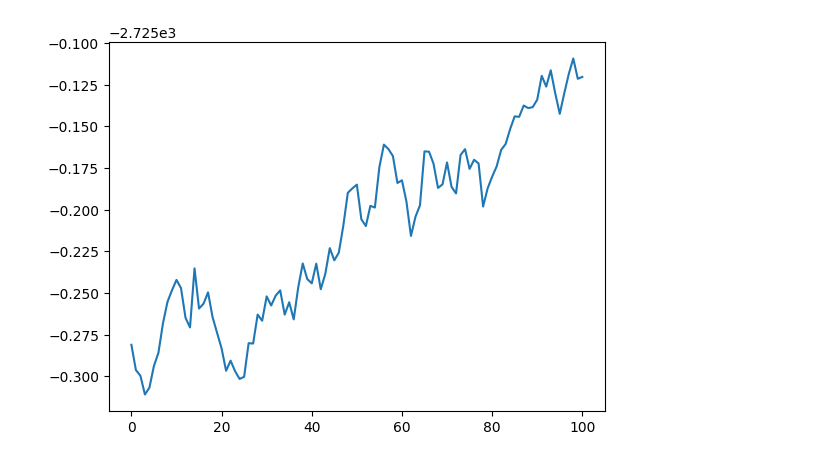
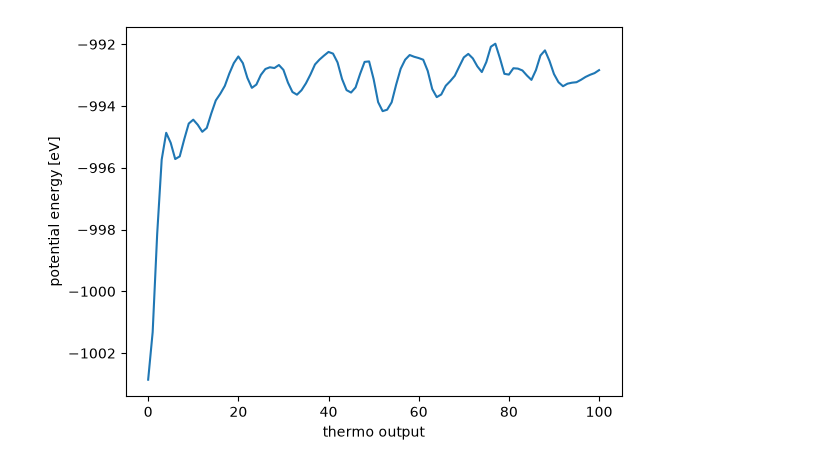
Before and after one commit to pyiron/pyiron_workflow_lammps, a Jupyter notebook: notebooks/example.ipynb, the cells around one changed output. Saved outputs shown, nothing was run; the diff lists cells and outputs as text; code cells hidden in the pictures.

```diff
--- a/notebooks/example.ipynb
+++ b/notebooks/example.ipynb
@@ -85,47 +169,43 @@ current mode  minimize
 # %%
-structure = bulk("Fe", cubic=True) * [7, 7, 7]
-structure.rattle(0.3)
-wf = Workflow("EnginePrototypeMD", delete_existing_savefiles=True)
+structure = bulk("Fe", cubic=True) * [5, 5, 5]
+structure.rattle(0.1, seed=2)
 
-EngineInput = CalcInputMinimize()
-EngineInput.energy_convergence_tolerance = 1e-5
-EngineInput.force_convergence_tolerance = 1e-5
-EngineInput.max_iterations = 1000000
-EngineInput.max_evaluations = 1000000
+relax_engine = LammpsEngine(
+    EngineInput=CalcInputMinimize(
+        energy_convergence_tolerance=1e-5,
+        force_convergence_tolerance=1e-5,
+    ),
+    working_directory=str(WORKDIR / "nvt_relax"),
+    command=f"{lmp_cmd} -in in.lmp -log minimize.log",
+    lammps_log_filepath="minimize.log",
+    input_script_pair_style="eam/fs",
+    path_to_model=EAM_POTENTIAL_PATH,
+)
+relaxed = calculate(structure=structure, engine=relax_engine)
 
-Engine = LammpsEngine(EngineInput=EngineInput)
+md_engine = LammpsEngine(
+    EngineInput=CalcInputMD(
+        mode="NVT",
+        thermostat="langevin",
+        temperature=300,
+        thermostat_time_constant=100,  # fs
+        seed=42,
+        time_step=1.0,  # fs
+        n_print=10,
+        n_ionic_steps=1000,
+    ),
+    working_directory=str(WORKDIR / "nvt"),
+    command=f"{lmp_cmd} -in in.lmp -log nvt.log",
+    lammps_log_filepath="nvt.log",
+    input_script_pair_style="eam/fs",
+    path_to_model=EAM_POTENTIAL_PATH,
+)
+nvt = calculate(structure=relaxed.final_structure, engine=md_engine)
+print("final E_pot [eV]:", nvt.final_energy, "| last step:", nvt.n_ionic_steps)
+print("frames:", len(nvt.structures), "| energies:", len(nvt.energies))
 
-Engine.working_directory = "EnginePrototype_NVT_minimize"
-Engine.command = f"{lmp_cmd} -in in.lmp -log minimize.log"
-Engine.lammps_log_filepath = "minimize.log"
-Engine.input_script_pair_style = "eam/fs"
-Engine.path_to_model = EAM_POTENTIAL_PATH
-
-wf.relax_calc = calculate(structure=structure, engine=Engine)
-
-MD_EngineInput = CalcInputMD(
-    mode="NVT",
-    temperature=300,
-    thermostat_time_constant=100,  # renamed from temperature_damping_timescale in atomistics 0.0.5
-    seed=42,
-    time_step=0.001,
-    n_print=10,
-    n_ionic_steps=1000,
-    thermostat="langevin",
-)
-
-MD_Engine = LammpsEngine(EngineInput=MD_EngineInput)
-
-MD_Engine.working_directory = "EnginePrototype_NVT/nvt"
-MD_Engine.command = f"{lmp_cmd} -in in.lmp -log nvt.log"
-MD_Engine.lammps_log_filepath = "nvt.log"
-MD_Engine.input_script_pair_style = "eam/fs"
-MD_Engine.path_to_model = EAM_POTENTIAL_PATH
-
-wf.calc = calculate(
-    structure=wf.relax_calc.outputs.engine_output.final_structure,
-    engine=MD_Engine)
-wf.run()
-
-plt.plot(wf.calc.outputs.engine_output.value.energies)
+plt.plot(nvt.energies)
+plt.xlabel("thermo output")
+plt.ylabel("potential energy [eV]")
+plt.show()
 # %% [output]
@@ -135,2 +214,2 @@ current mode  md
-[figure, old version]
+[figure, new version]
 # %% [markdown]
```
Also changed, not shown: parts of 13 cells of this notebook, 54 other files.
